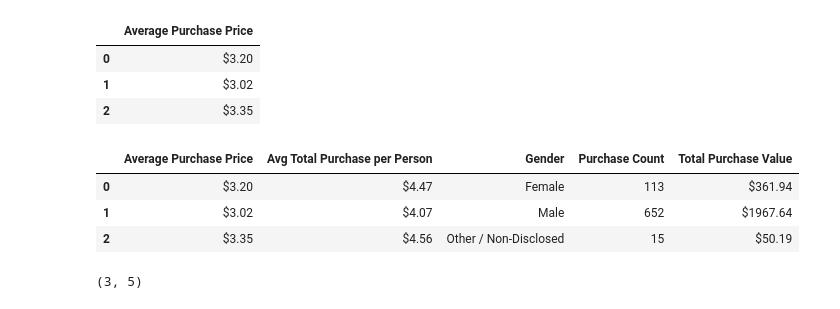
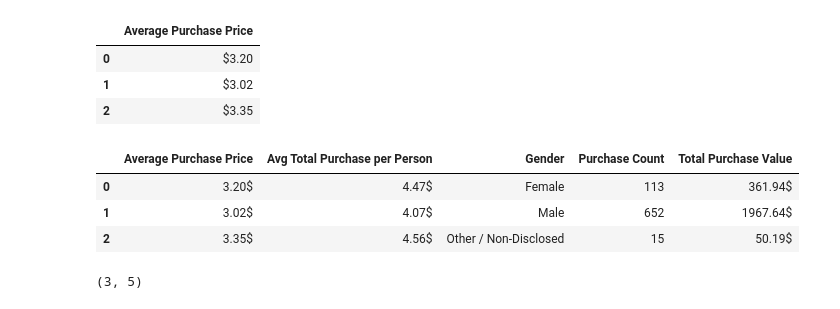
Before and after one commit to penghit/Coursera_Applied_Data_Science_Capstone, a Jupyter notebook: Panda_HeroesOfPymoli.ipynb, the cells around one changed output. Cells and saved outputs as stored; diff of their text form; code cells hidden in the pictures.

```diff
--- a/Panda_HeroesOfPymoli.ipynb
+++ b/Panda_HeroesOfPymoli.ipynb
@@ -242,36 +242,36 @@ newdf2
 # %%
 
 count= purchase_data.groupby('Gender')['Item Name'].count().values.tolist()
 avgprice=purchase_data.groupby('Gender')['Price'].mean().values.tolist()
 totalprice=purchase_data.groupby('Gender')['Price'].sum().values.tolist()
 
 
 sumpricepp=purchase_data.groupby(['Gender','SN'])['Price'].sum().to_frame(name='Sum').reset_index()
 ppcount=purchase_data.groupby(['Gender','SN'])['SN'].count().to_frame(name='Count').reset_index()
 merge_pricepp=pd.merge(sumpricepp, ppcount, on="SN", how="outer")
 merge_pricepp["Average"]=(merge_pricepp['Sum']/merge_pricepp['Count']).astype("float")
 avgpricepp=merge_pricepp.groupby(['Gender_y'])['Sum'].mean()
 avgpricepp_list = avgpricepp.values.tolist()
 
 purchase_gender_df=pd.DataFrame([
     {"Gender": "Female", "Purchase Count": count[0], "Average Purchase Price": avgprice[0],
      "Total Purchase Value": totalprice[0], "Avg Total Purchase per Person": avgpricepp_list[0]},
     {"Gender": "Male", "Purchase Count": count[1], "Average Purchase Price": avgprice[1],
      "Total Purchase Value": totalprice[1], "Avg Total Purchase per Person": avgpricepp_list[1]},
     {"Gender": "Other / Non-Disclosed", "Purchase Count": count[2], "Average Purchase Price": avgprice[2],
      "Total Purchase Value": totalprice[2], "Avg Total Purchase per Person": avgpricepp_list[2]}
 ])
 
-purchase_gender_df["Average Purchase Price"]=purchase_gender_df["Average Purchase Price"].map("${:.2f}".format)
-purchase_gender_df["Total Purchase Value"]=purchase_gender_df["Total Purchase Value"].map("${:.2f}".format)
-purchase_gender_df["Avg Total Purchase per Person"]=purchase_gender_df["Avg Total Purchase per Person"].map("${:.2f}".format)
+purchase_gender_df["Average Purchase Price"]=purchase_gender_df["Average Purchase Price"].map("{:.2f}$".format)
+purchase_gender_df["Total Purchase Value"]=purchase_gender_df["Total Purchase Value"].map("{:.2f}$".format)
+purchase_gender_df["Avg Total Purchase per Person"]=purchase_gender_df["Avg Total Purchase per Person"].map("{:.2f}$".format)
 purchase_gender_df=purchase_gender_df.reset_index(drop=True)
 purchase_gender_df
 # %% [output]
 |  | Average Purchase Price | Avg Total Purchase per Person | Gender | Purchase Count | Total Purchase Value |
-| 0 | $3.20 | $4.47 | Female | 113 | $361.94 |
-| 1 | $3.02 | $4.07 | Male | 652 | $1967.64 |
-| 2 | $3.35 | $4.56 | Other / Non-Disclosed | 15 | $50.19 |
+| 0 | 3.20$ | 4.47$ | Female | 113 | 361.94$ |
+| 1 | 3.02$ | 4.07$ | Male | 652 | 1967.64$ |
+| 2 | 3.35$ | 4.56$ | Other / Non-Disclosed | 15 | 50.19$ |
 # %%
 purchase_gender_df.shape
 # %% [output]
```
